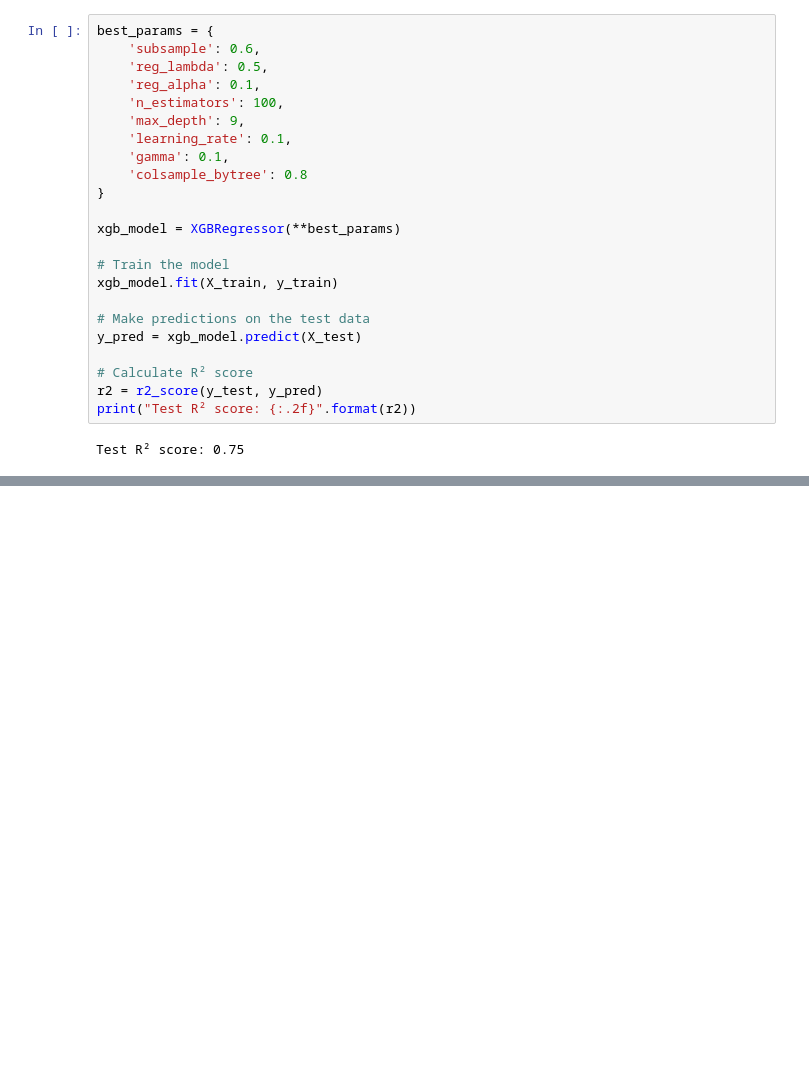
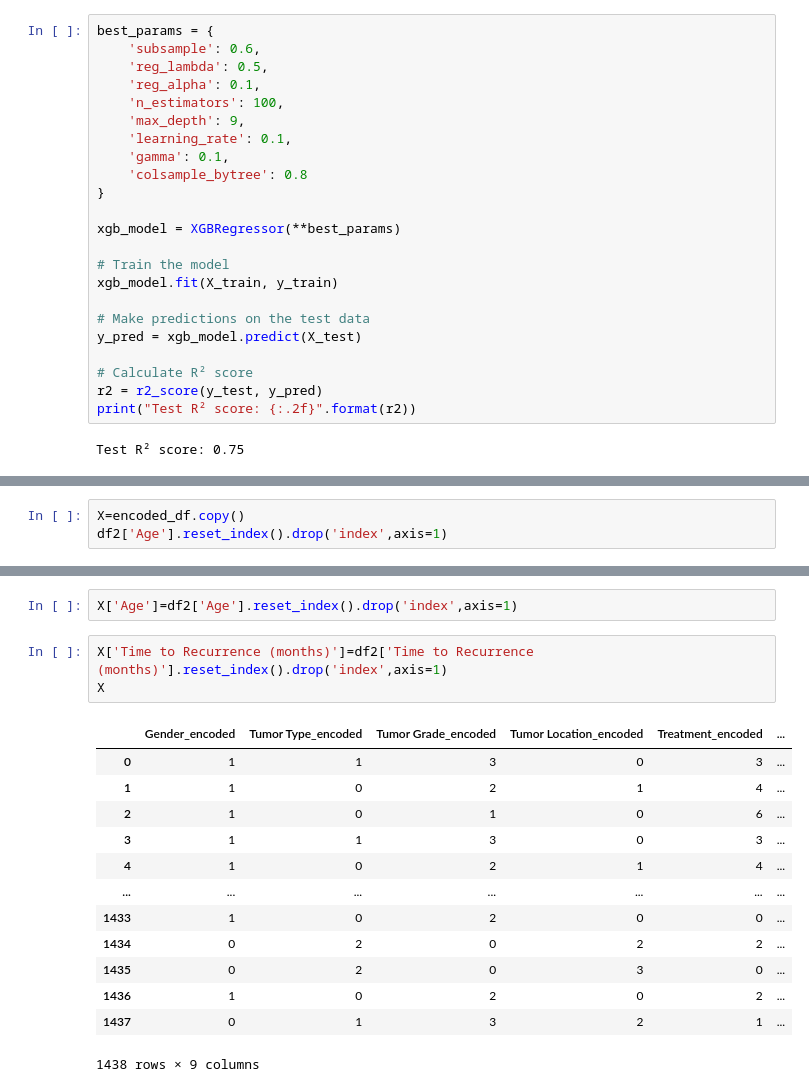
Before and after one commit to rudr19/Brain-Tumor-Survival-Time-Prediction, a Jupyter notebook: brain_tumor.ipynb, the cells around one changed output, grey strips where cells are left out. Saved outputs shown, nothing was run; the diff lists cells and outputs as text; blank space fills up the shorter version.

```diff
--- a/brain_tumor.ipynb
+++ b/brain_tumor.ipynb
@@ -505,0 +560,3 @@ Test R² score: 0.75
+# %%
+X=encoded_df.copy()
+df2['Age'].reset_index().drop('index',axis=1)
@@ -505,0 +598,19 @@ Test R² score: 0.75
+# %%
+X['Age']=df2['Age'].reset_index().drop('index',axis=1)
+# %%
+X['Time to Recurrence (months)']=df2['Time to Recurrence (months)'].reset_index().drop('index',axis=1)
+X
+# %% [output]
+|  | Gender_encoded | Tumor Type_encoded | Tumor Grade_encoded | Tumor Location_encoded | Treatment_encoded | ... |
+| 0 | 1 | 1 | 3 | 0 | 3 | ... |
+| 1 | 1 | 0 | 2 | 1 | 4 | ... |
+| 2 | 1 | 0 | 1 | 0 | 6 | ... |
+| 3 | 1 | 1 | 3 | 0 | 3 | ... |
+| 4 | 1 | 0 | 2 | 1 | 4 | ... |
+| ... | ... | ... | ... | ... | ... | ... |
+| 1433 | 1 | 0 | 2 | 0 | 0 | ... |
+| 1434 | 0 | 2 | 0 | 2 | 2 | ... |
+| 1435 | 0 | 2 | 0 | 3 | 0 | ... |
+| 1436 | 1 | 0 | 2 | 0 | 2 | ... |
+| 1437 | 0 | 1 | 3 | 2 | 1 | ... |
+1438 rows × 9 columns
```
Also changed, not shown: parts of 19 cells of this notebook.
